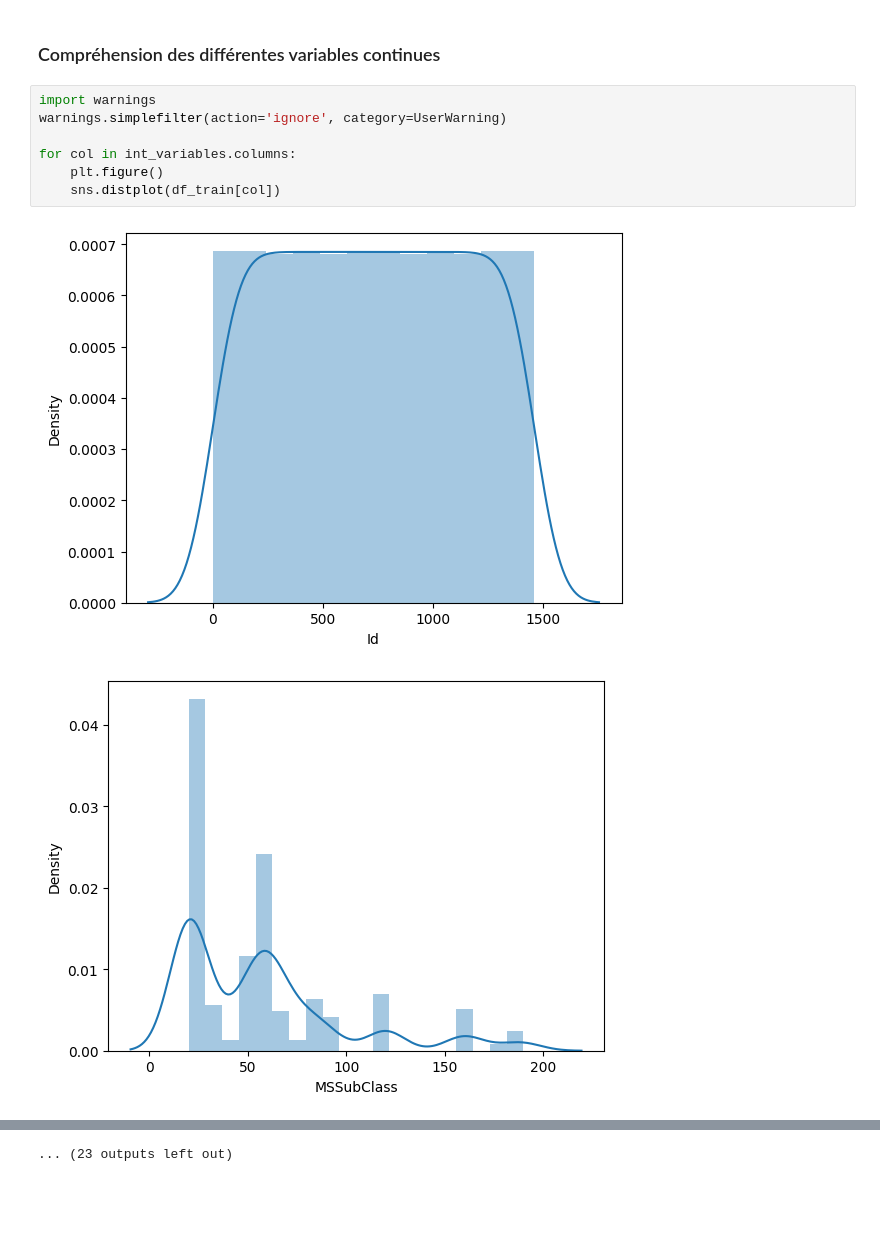
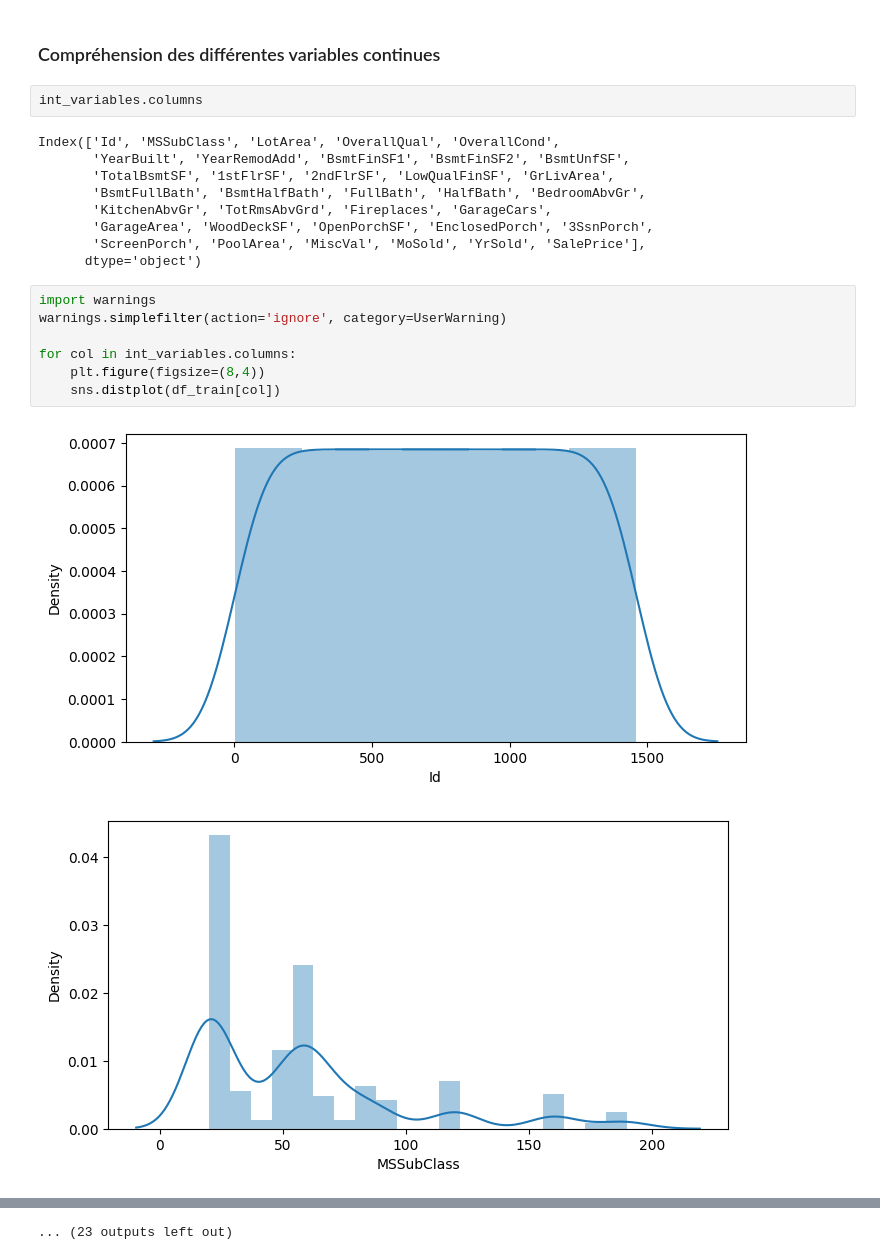
Before and after one commit to Xylot0/KaggleProjects, a Jupyter notebook: housing-prices.ipynb, the cells around one changed output, grey strips where cells are left out. Drawn from its saved outputs; the diff is of its cells as text; blank space fills up the shorter version.

Commit message:
Kaggle Notebook | Housing Prices | Version 2

```diff
--- a/housing-prices.ipynb
+++ b/housing-prices.ipynb
@@ -123,13 +123,24 @@ https://gist.github.com/mwaskom/de44147ed2974457ad6372750bbe5751
 [figure]
 # %% [markdown]
 ### Compréhension des différentes variables continues
+# %%
+int_variables.columns
+# %% [output]
+Index(['Id', 'MSSubClass', 'LotArea', 'OverallQual', 'OverallCond',
+       'YearBuilt', 'YearRemodAdd', 'BsmtFinSF1', 'BsmtFinSF2', 'BsmtUnfSF',
+       'TotalBsmtSF', '1stFlrSF', '2ndFlrSF', 'LowQualFinSF', 'GrLivArea',
+       'BsmtFullBath', 'BsmtHalfBath', 'FullBath', 'HalfBath', 'BedroomAbvGr',
+       'KitchenAbvGr', 'TotRmsAbvGrd', 'Fireplaces', 'GarageCars',
+       'GarageArea', 'WoodDeckSF', 'OpenPorchSF', 'EnclosedPorch', '3SsnPorch',
+       'ScreenPorch', 'PoolArea', 'MiscVal', 'MoSold', 'YrSold', 'SalePrice'],
+      dtype='object')
 # %%
 import warnings
 warnings.simplefilter(action='ignore', category=UserWarning)
 
 for col in int_variables.columns:
-    plt.figure()
+    plt.figure(figsize=(8,4))
     sns.distplot(df_train[col])
 # %% [output]
-[figure, old version]
+[figure, new version]
-[figure, old version]
+[figure, new version]
```
Also changed, not shown: parts of 7 cells of this notebook.
